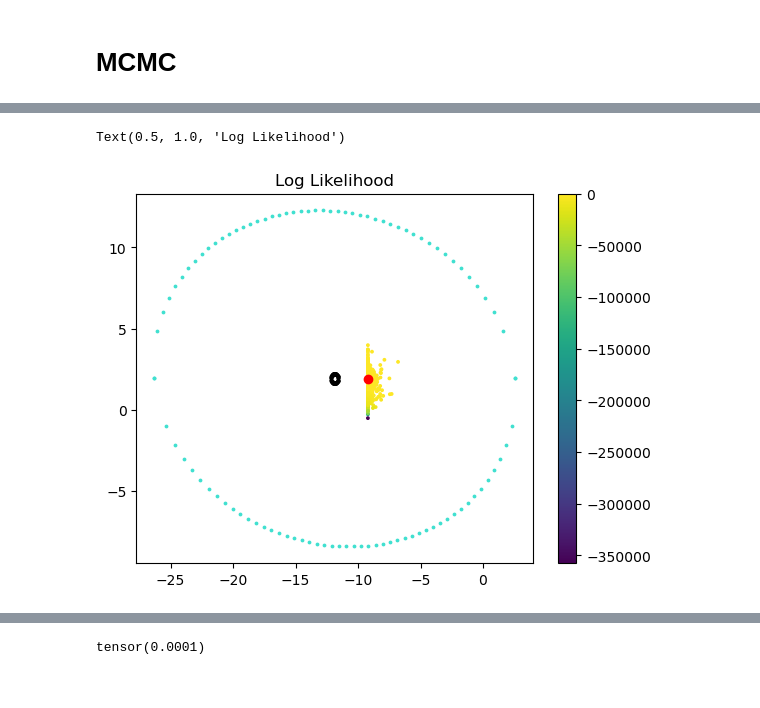
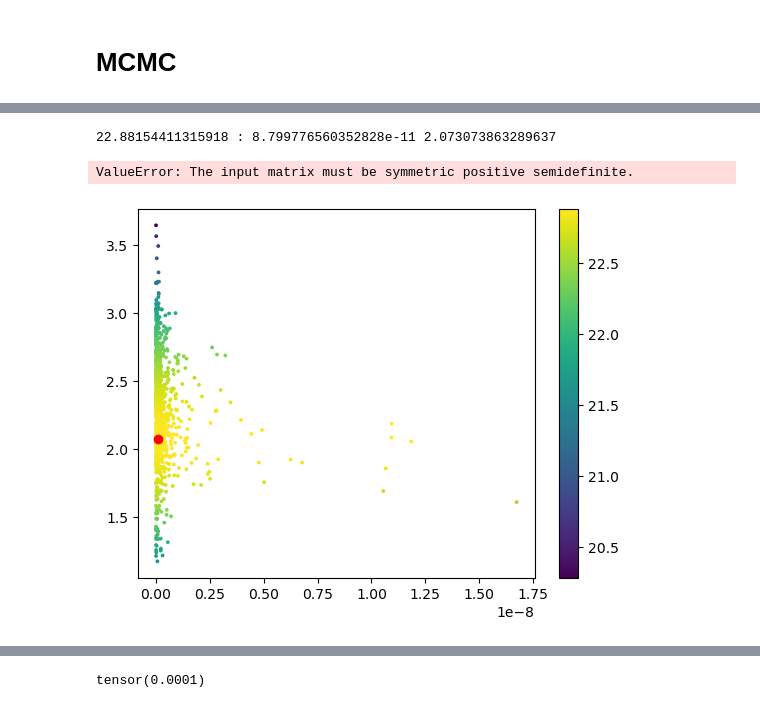
Before and after one commit to ABesginow/LaplaceKernelSearch, a Jupyter notebook: exploration_tests/linear.ipynb, the cells around one changed output, grey strips where cells are left out. Drawn from its saved outputs; the diff is of its cells as text; code cells hidden in the pictures.

```diff
--- a/exploration_tests/linear.ipynb
+++ b/exploration_tests/linear.ipynb
@@ -299,7 +298,8 @@ class ExactGPModel(gpytorch.models.ExactGP):
         return gpytorch.distributions.MultivariateNormal(mean_x, covar_x)
 
 # initialize likelihood and model
-likelihood = gpytorch.likelihoods.GaussianLikelihood(noise_constraint=gpytorch.constraints.GreaterThan(1e-10))
+#likelihood = gpytorch.likelihoods.GaussianLikelihood(noise_constraint=gpytorch.constraints.GreaterThan(1e-30))
+likelihood = gpytorch.likelihoods.GaussianLikelihood()
 model = ExactGPModel(train_x, train_y, likelihood)
 # %%
 print(torch.linalg.eigh(model(train_x).covariance_matrix)[0].flip(0))
@@ -325,7 +325,7 @@ tensor([[1.0000, 0.9872, 0.9499, 0.8908, 0.8142, 0.7253, 0.6297, 0.5328, 0.4394,
 # %% [markdown]
 # Training
 # %%
-num_train_iter = 200
+num_train_iter = 0
 use_MAP = True
 use_LBFGS = True
 # Train the MAP for 100 Iterations of ADAM and then 50 more of L-BFGS
@@ -458,7 +524,0 @@ tensor(15.5620, grad_fn=<MulBackward0>)
-# %%
-for n_val in np.linspace(-20, 2, 100):
-    model.likelihood.raw_noise.data = torch.full_like(model.likelihood.raw_noise.data, n_val)
-    print(model.likelihood.raw_noise.item())
-    print(model.likelihood.noise.item())
-    mll = gpytorch.mlls.ExactMarginalLogLikelihood(likelihood, model)
-    print(mll(likelihood(model(train_x)), train_y))
@@ -495,5 +552,7 @@ tensor(-1.6625, grad_fn=<DivBackward0>)
 # %%
 print(f"L-BFGS iterations: {len(training_log['likelihood_log']) - num_train_iter}")
+model.train()
+likelihood.train()
 
 lap, lap_log = metrics.calculate_laplace(model, -loss, with_prior=True, param_punish_term=-1.0)
 print(lap)
@@ -622,4 +658,10 @@ print(f"{K.inverse().diag()}")
 tensor([0.0215, 0.0215], dtype=torch.float64)
+# %%
+
+    max_index = MC_log['manual lp list'].index(max(MC_log['manual lp list']))
+    print(f"{max(MC_log['manual lp list'])} : {MC_log['param draws dict']['theta.1'][max_index]} {MC_log['param draws dict']['theta.2'][max_index]}")
+# %% [output]
+22.88154411315918 : 8.799776560352828e-11 2.073073863289637
 # %%
 #
 #scaling_factor = lap_log["neg MLL"]
@@ -645,37 +687,37 @@ for n, l, llik in zip(MC_log['param draws dict']["theta.1"], MC_log['param draws
         filtered_loglike.append(llik)
 
 if filtered:
     for i in range(len(filtered_noise)-1):
         n, l = filtered_noise[i], filtered_length[i]
         n2, l2 = filtered_noise[i+1], filtered_length[i+1]
         #plt.arrow(n, l, n2-n, l2-l, color=mpl.colormaps["Greens"](i/len(filtered_noise)), head_length = 0.07, head_width = 0.025, length_includes_head = True)
     plt.scatter(filtered_noise, filtered_length, c=filtered_loglike, s=3)
     max_index = MC_log['manual lp list'].index(max(MC_log['manual lp list']))
     print(f"{max(MC_log['manual lp list'])} : {MC_log['param draws dict']['theta.1'][max_index]} {MC_log['param draws dict']['theta.2'][max_index]}")
     plt.plot(MC_log['param draws dict']["theta.1"][max_index], MC_log['param draws dict']["theta.2"][max_index], "ro")
 else:
     for i in range(len(MC_log['param draws dict']["theta.1"])-1):
         n, l = MC_log['param draws dict']["theta.1"][i], MC_log['param draws dict']["theta.2"][i]
         n2, l2 = MC_log['param draws dict']["theta.1"][i+1], MC_log['param draws dict']["theta.2"][i+1]
         #plt.arrow(n, l, n2-n, l2-l, color=mpl.colormaps["Greens"](i/len(MC_log['param draws dict']["theta.1"])), head_length = 0.07, head_width = 0.025, length_includes_head = True)
     plt.scatter(MC_log['param draws dict']["theta.1"], MC_log['param draws dict']["theta.2"], c=torch.Tensor(MC_log['manual lp list']), s=3)
     max_index = MC_log['manual lp list'].index(max(MC_log['manual lp list']))
     plt.plot(MC_log['param draws dict']["theta.1"][max_index], MC_log['param draws dict']["theta.2"][max_index], "ro")
 
 plt.colorbar()
 
 mu = [training_log["training_log"][param_keys[0]][-1], training_log["training_log"][param_keys[1]][-1]]
 K = lap_log["corrected Hessian"]
 new_unit_x, new_unit_y = get_std_points(mu, K.inverse()[:2, :2])
-plt.scatter(new_unit_x, new_unit_y, color="black", s=3)
+#plt.scatter(new_unit_x, new_unit_y, color="black", s=3)
 
 K = lap_log["original symmetrized Hessian"]
 new_unit_x, new_unit_y = get_std_points(mu, K.inverse()[:2, :2])
-plt.scatter(new_unit_x, new_unit_y, color="turquoise", s=3)
+#plt.scatter(new_unit_x, new_unit_y, color="turquoise", s=3)
 plt.title("Log Likelihood")
 # %% [output]
-Text(0.5, 1.0, 'Log Likelihood')
+ValueError: The input matrix must be symmetric positive semidefinite.
-[figure, old version]
+[figure, new version]
 # %%
 # Contour plot of the likelihood surface according to the explored samples
 # loop to filter draws below -5000
```
Also changed, not shown: parts of 18 cells of this notebook.
